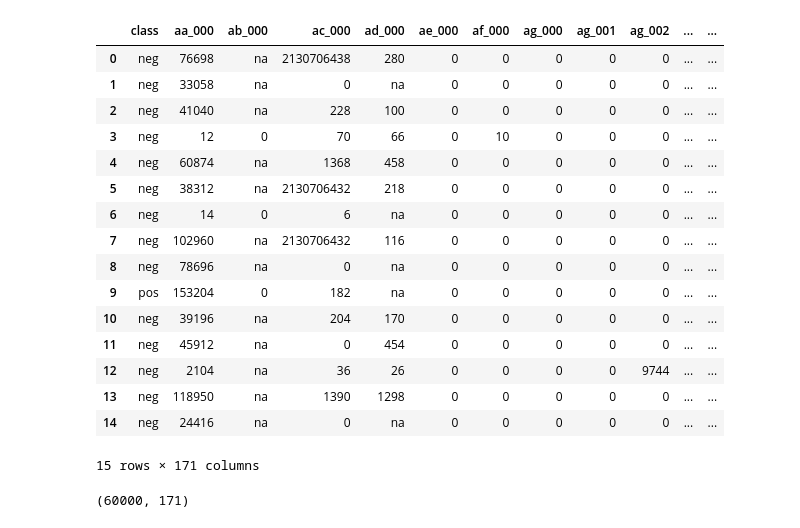
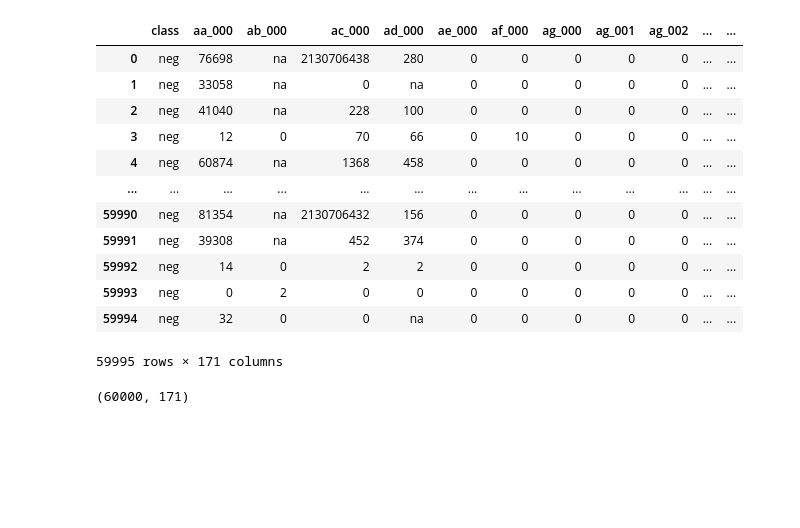
Before and after one commit to SertacBattal/DataPrep, a Jupyter notebook: SertacBattal_DPrepHDip_CA1.ipynb, the cells around one changed output. Cells and saved outputs as stored; diff of their text form; code cells hidden in the pictures; blank space fills up the shorter version.

```diff
--- a/SertacBattal_DPrepHDip_CA1.ipynb
+++ b/SertacBattal_DPrepHDip_CA1.ipynb
@@ -8,25 +8,21 @@ import matplotlib.pyplot as plt
 # %%
 dataset = pd.read_csv("aps_failure_set.csv")
 # %%
-dataset.head(15)
+dataset.head(-5)
 # %% [output]
 |  | class | aa_000 | ab_000 | ac_000 | ad_000 | ae_000 | af_000 | ag_000 | ag_001 | ag_002 | ... | ... |
 | 0 | neg | 76698 | na | 2130706438 | 280 | 0 | 0 | 0 | 0 | 0 | ... | ... |
 | 1 | neg | 33058 | na | 0 | na | 0 | 0 | 0 | 0 | 0 | ... | ... |
 | 2 | neg | 41040 | na | 228 | 100 | 0 | 0 | 0 | 0 | 0 | ... | ... |
 | 3 | neg | 12 | 0 | 70 | 66 | 0 | 10 | 0 | 0 | 0 | ... | ... |
 | 4 | neg | 60874 | na | 1368 | 458 | 0 | 0 | 0 | 0 | 0 | ... | ... |
-| 5 | neg | 38312 | na | 2130706432 | 218 | 0 | 0 | 0 | 0 | 0 | ... | ... |
-| 6 | neg | 14 | 0 | 6 | na | 0 | 0 | 0 | 0 | 0 | ... | ... |
-| 7 | neg | 102960 | na | 2130706432 | 116 | 0 | 0 | 0 | 0 | 0 | ... | ... |
-| 8 | neg | 78696 | na | 0 | na | 0 | 0 | 0 | 0 | 0 | ... | ... |
-| 9 | pos | 153204 | 0 | 182 | na | 0 | 0 | 0 | 0 | 0 | ... | ... |
-| 10 | neg | 39196 | na | 204 | 170 | 0 | 0 | 0 | 0 | 0 | ... | ... |
-| 11 | neg | 45912 | na | 0 | 454 | 0 | 0 | 0 | 0 | 0 | ... | ... |
-| 12 | neg | 2104 | na | 36 | 26 | 0 | 0 | 0 | 0 | 9744 | ... | ... |
-| 13 | neg | 118950 | na | 1390 | 1298 | 0 | 0 | 0 | 0 | 0 | ... | ... |
-| 14 | neg | 24416 | na | 0 | na | 0 | 0 | 0 | 0 | 0 | ... | ... |
+| ... | ... | ... | ... | ... | ... | ... | ... | ... | ... | ... | ... | ... |
+| 59990 | neg | 81354 | na | 2130706432 | 156 | 0 | 0 | 0 | 0 | 0 | ... | ... |
+| 59991 | neg | 39308 | na | 452 | 374 | 0 | 0 | 0 | 0 | 0 | ... | ... |
+| 59992 | neg | 14 | 0 | 2 | 2 | 0 | 0 | 0 | 0 | 0 | ... | ... |
+| 59993 | neg | 0 | 2 | 0 | 0 | 0 | 0 | 0 | 0 | 0 | ... | ... |
+| 59994 | neg | 32 | 0 | 0 | na | 0 | 0 | 0 | 0 | 0 | ... | ... |
-15 rows × 171 columns
+59995 rows × 171 columns
 # %%
 dataset.shape
 # %% [output]
```
Also changed, not shown: parts of 30 cells of this notebook.
